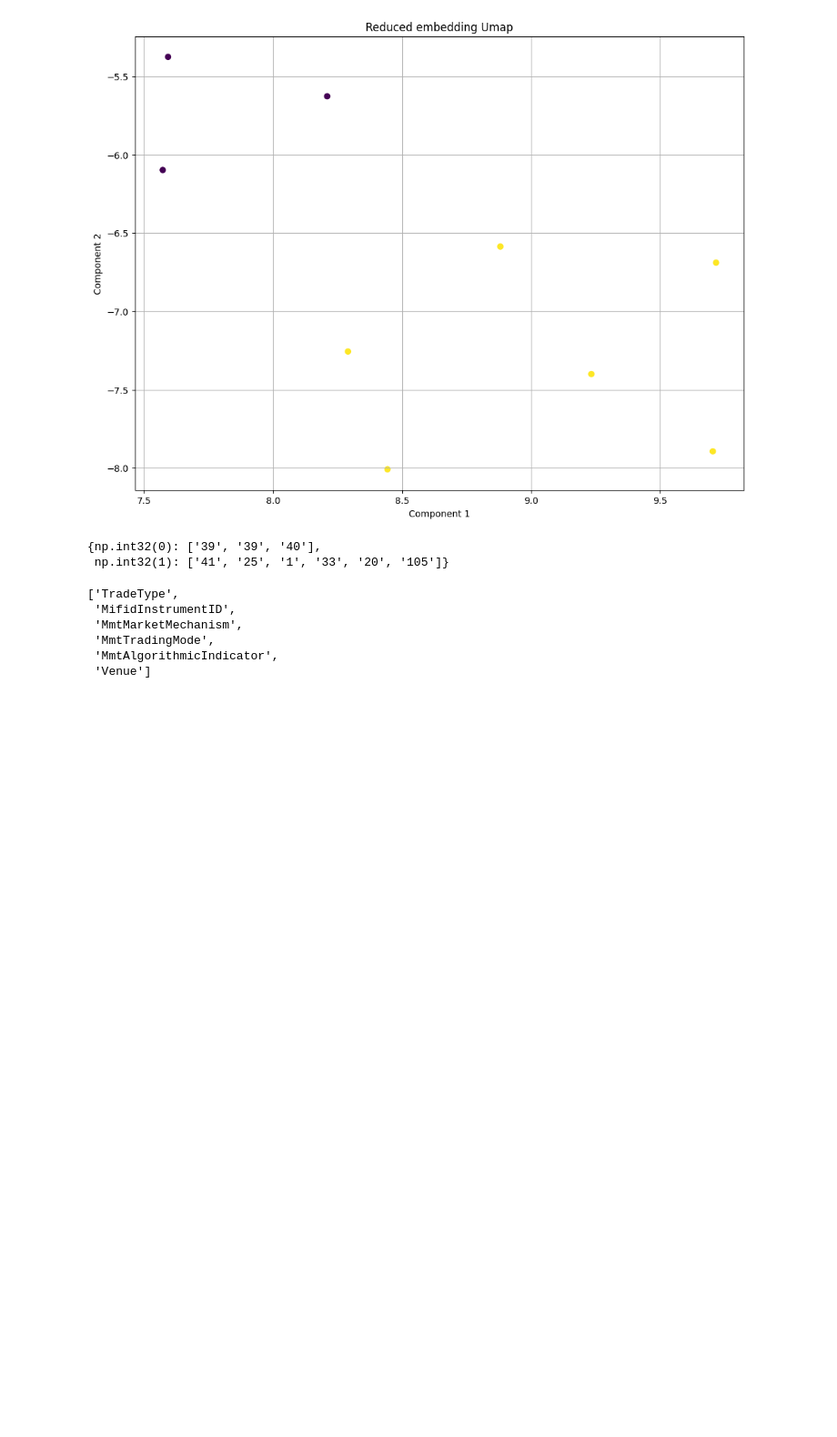
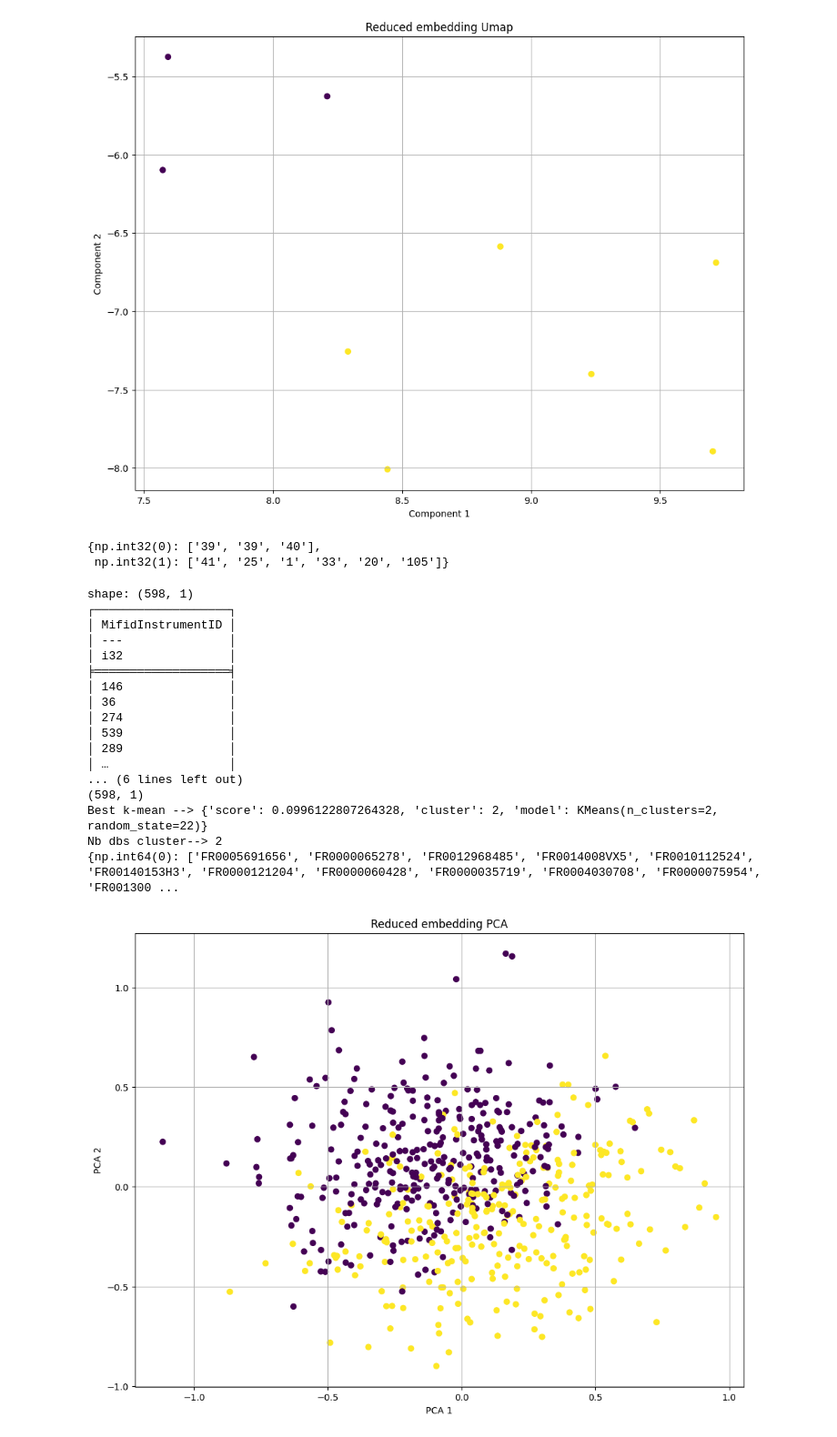
Before and after one commit to ArseneD10/clustering-euronext-trades, a Jupyter notebook: notebook.ipynb, the cells around one changed output. Shown at 91% size. Cells and saved outputs as stored; diff of their text form; code cells hidden in the pictures; blank space fills up the shorter version.

```diff
--- a/notebook.ipynb
+++ b/notebook.ipynb
@@ -555,10 +726,42 @@ Nb dbs cluster--> 3
  np.int32(1): ['41', '25', '1', '33', '20', '105']}
 # %%
 # Volatility
+import src.clustering
+import importlib
+importlib.reload(src.clustering)
+
+from src.volatility_nn import VolatilityEstimator
+from src.config import VolatilityConfig
+
+volatility_config = VolatilityConfig(
+    hidden_size=32,
+    activation=ReLU,
+    dropout_rate=0.2
+)
+
+
+vol_model = VolatilityEstimator(encoder_config=encoder_config, volatility_config=volatility_config)
+vol_model = vol_model.load_weights("weight/volatility_model.safetensors")
+mx.eval(vol_model.parameters())
+
+cluster = run_analyse(df=dataset, col="MifidInstrumentID", model=vae_model, tokenizer=tokenizer)
+cluster
 # %% [output]
-['TradeType',
- 'MifidInstrumentID',
- 'MmtMarketMechanism',
- 'MmtTradingMode',
- 'MmtAlgorithmicIndicator',
- 'Venue']
+shape: (598, 1)
+┌───────────────────┐
+│ MifidInstrumentID │
+│ ---               │
+│ i32               │
+╞═══════════════════╡
+│ 146               │
+│ 36                │
+│ 274               │
+│ 539               │
+│ 289               │
+│ …                 │
+... (6 lines left out)
+(598, 1)
+Best k-mean --> {'score': 0.0996122807264328, 'cluster': 2, 'model': KMeans(n_clusters=2, random_state=22)}
+Nb dbs cluster--> 2
+{np.int64(0): ['FR0005691656', 'FR0000065278', 'FR0012968485', 'FR0014008VX5', 'FR0010112524', 'FR00140153H3', 'FR0000121204', 'FR0000060428', 'FR0000035719', 'FR0004030708', 'FR0000075954', 'FR001300 ...
+[figure, added]
```
Also changed, not shown: parts of 15 cells of this notebook, 8 other files.
